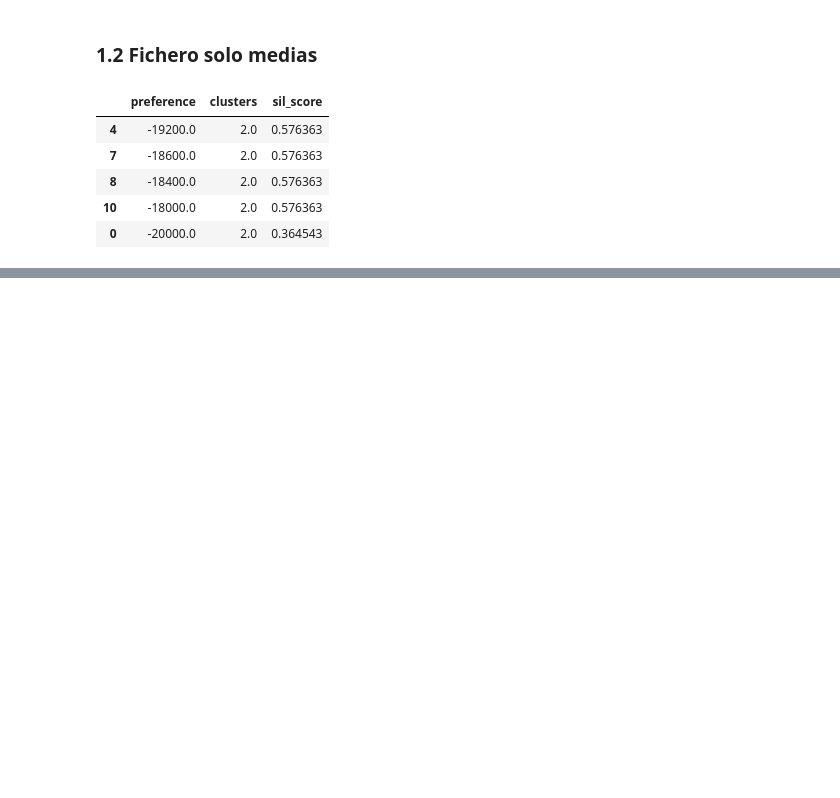
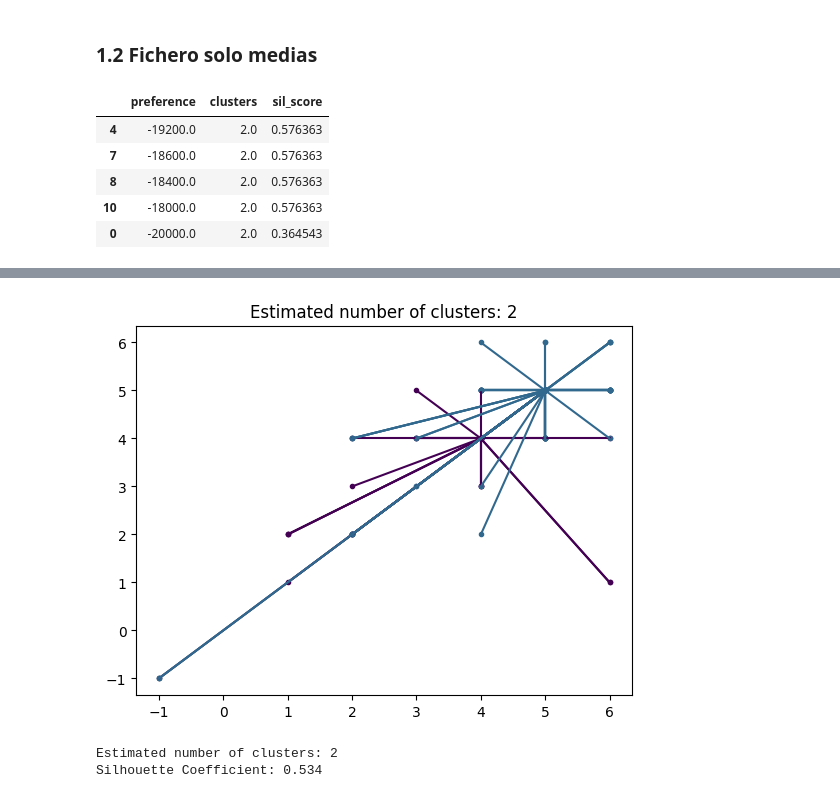
Before and after one commit to mbaroja/TFM, a Jupyter notebook: AffinityPropagation.ipynb, the cells around one changed output, grey strips where cells are left out. Cells and saved outputs as stored; diff of their text form; code cells hidden in the pictures; blank space fills up the shorter version.

```diff
--- a/AffinityPropagation.ipynb
+++ b/AffinityPropagation.ipynb
@@ -69,16 +69,10 @@ def plot_num_cluster (X, n_clusters_, labels, cluster_centers_indices):
   for k, col in zip(range(n_clusters_), colors):
       class_members = labels == k
       cluster_center = X[cluster_centers_indices[k]]
-      plt.scatter(
-          X[class_members, 0], X[class_members, 1], color=col["color"], marker="."
-      )
-      plt.scatter(
-          cluster_center[0], cluster_center[1], s=14, color=col["color"], marker="o"
-      )
+      plt.scatter(X[class_members, 0], X[class_members, 1], color=col["color"], marker=".")
+      plt.scatter(cluster_center[0], cluster_center[1], s=14, color=col["color"], marker="o")
       for x in X[class_members]:
-          plt.plot(
-              [cluster_center[0], x[0]], [cluster_center[1], x[1]], color=col["color"]
-          )
+          plt.plot([cluster_center[0], x[0]], [cluster_center[1], x[1]], color=col["color"])
 
   plt.title("Estimated number of clusters: %d" % n_clusters_)
   plt.show()
@@ -277,0 +322,18 @@ heatMap (data_processed2, labels2, n2_clusters_)
+# %%
+#Ejecución del algoritmo con los parámetros que obtienen un mejor coeficiente Silhoutte
+ap3 = AffinityPropagation(damping=0.70, preference=-16000, max_iter=200)
+model3 = ap3.fit(X)
+cluster_centers_indices3 = model3.cluster_centers_indices_
+n3_clusters_ = len(cluster_centers_indices3)
+labels3 = model3.predict(X)
+# %%
+#Visualizar resultado relación de atributos según el nº de clústeres estimados
+plot_num_cluster (X3, n3_clusters_, labels3, cluster_centers_indices3)
+# %% [output]
+[figure, added]
+# %%
+print('Estimated number of clusters: %d' % n3_clusters_)
+print("Silhouette Coefficient: %0.3f" % metrics.silhouette_score(X3, labels3, metric='sqeuclidean'))
+# %% [output]
+Estimated number of clusters: 2
+Silhouette Coefficient: 0.534
```
Also changed, not shown: parts of 36 cells of this notebook.
